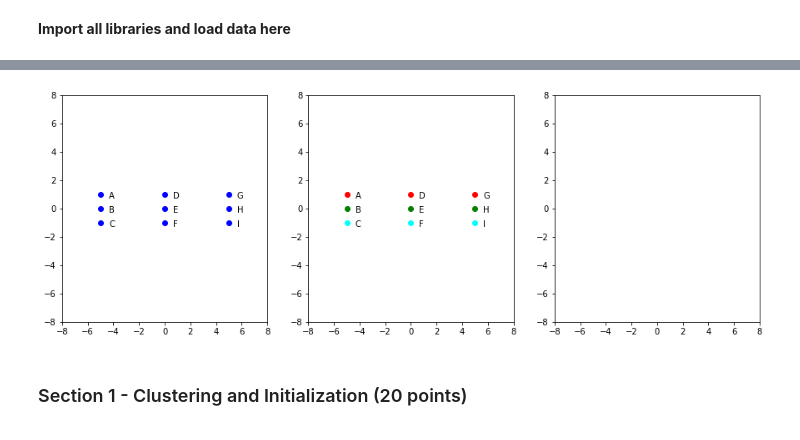
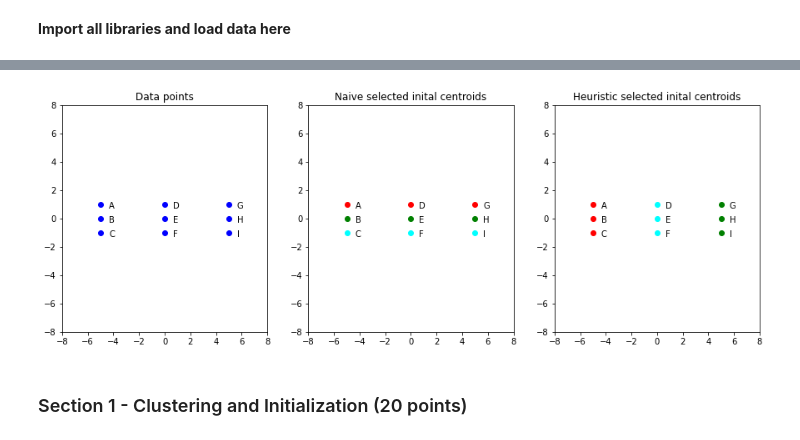
Before and after one commit to Hung86/CS5228_Knowledge-Discovery, a Jupyter notebook: assignment1/answer_sheet.ipynb, the cells around one changed output, grey strips where cells are left out. Saved outputs shown, nothing was run; the diff lists cells and outputs as text; code cells hidden in the pictures.

```diff
--- a/assignment1/answer_sheet.ipynb
+++ b/assignment1/answer_sheet.ipynb
@@ -24,6 +24,7 @@ import pandas as pd
 import numpy as np
 import matplotlib.pyplot as plt
 from sklearn.cluster import KMeans
+from numpy import linalg as LA
 %matplotlib inline
 
 c=['red','green','cyan','magenta']
@@ -31,37 +32,67 @@ k_cluster = 3
 X = np.array([[-5, 1], [-5, 0], [-5, -1],
               [0, 1], [0, 0], [0, -1],
               [5, 1], [5, 0], [5, -1]])
-N = np.array(["A","B","C","D","E","F","G","H","I"])
-initial_centroid = np.array([[0, 1], [0, 0], [0, -1]])
-print("initial_centers :", initial_centroid)
+point_names = np.array(["A","B","C","D","E","F","G","H","I"])
+
+centroids = np.array([[0, 1], [0, 0], [0, -1]])
+print("initial centroids : ", centroids)
 
 kmeans = None
-for it in range(5):
-    kmeans = KMeans(n_clusters=3, init=initial_centroid,n_init=1, max_iter=1).fit(X)
-    print("iteration :", (it+1))
-    print("cluster centers :", kmeans.cluster_centers_)
-    print("cluster labels :", kmeans.labels_)
+for it in range(3):
+    kmeans = KMeans(n_clusters=3, init=centroids,n_init=1, max_iter=1).fit(X)
+    print("iteration {}, centroids {}, WCSS {}, labels {}".format(it, kmeans.cluster_centers_, kmeans.inertia_, kmeans.labels_))
+    centroid = kmeans.cluster_centers_
 
 k_labels = kmeans.labels_
-print(k_labels)
 fig, (ax1, ax2, ax3) = plt.subplots(1, 3, figsize=(15, 5))
 ax1.set(xlim=(-8, 8), ylim=(-8, 8))
+ax1.set_title('Data points')
+
 ax2.set(xlim=(-8, 8), ylim=(-8, 8))
+ax2.set_title('Naive selected inital centroids')
+
 ax3.set(xlim=(-8, 8), ylim=(-8, 8))
+ax3.set_title('Heuristic selected inital centroids')
 
 ax1.scatter(X[:,0], X[:,1], color='b')
-for j, name in enumerate(N):
-    ax1.annotate(name, (X[j][0], X[j][1]), textcoords="offset points", xytext=(10,-5))
+for i, name in enumerate(N):
+    ax1.annotate(name, (X[i][0], X[i][1]), textcoords="offset points", xytext=(10,-5))
 
 for i in range(len(X)):
     ax2.scatter(X[i][0], X[i][1], color=c[k_labels[i]])
+for i, name in enumerate(N):
+    ax2.annotate(name, (X[i][0], X[i][1]), textcoords="offset points", xytext=(10,-5))
+
+
+#### Heuristic selected centroid
+heuristic_centroids = np.zeros((3,2))
+heuristic_centroids[0] = [-5, 1]
+data_len = len(X)
+
+for i in range(1, k_cluster):
+    head_centroids = heuristic_centroids[0:i,:]
+    min_dist = np.zeros(data_len)
+    for j in range(data_len):
+        l2_norm = np.zeros(i)
+        for m in range(i):
+            l2_norm[m] = LA.norm(X[j]-head_centroids[m])
+        min_dist[j] = np.amin(l2_norm)
+    heuristic_centroids[i] = X[np.argmax(min_dist)]
+
+print("++++++++++++++++++++++++++++++++++++++++++++++++++++++++++++++")
+
+print("Heuristic initial centroids : ", heuristic_centroids)
+
+for it in range(3):
+    kmeans = KMeans(n_clusters=3, init=heuristic_centroids,n_init=1, max_iter=1).fit(X)
+    print("iteration {}, centroids {}, WCSS {}, labels {}".format(it, kmeans.cluster_centers_, kmeans.inertia_, kmeans.labels_))
+    heuristic_centroids = kmeans.cluster_centers_
+
+k_labels = kmeans.labels_
+
+for i in range(len(X)):
+    ax3.scatter(X[i][0], X[i][1], color=c[k_labels[i]])
 
 for j, name in enumerate(N):
-    ax2.annotate(name, (X[j][0], X[j][1]), textcoords="offset points", xytext=(10,-5))
-
-
-
-inital_center_2 = np.zeros((3,2))
-inital_center_2[0,:] = [-5, 1]
-for i in range(1,k_cluster):
+    ax3.annotate(name, (X[j][0], X[j][1]), textcoords="offset points", xytext=(10,-5))
 # %% [output]
@@ -85,4 +116,4 @@ cluster labels : [0 1 2 0 1 2 0 1 2]
-[figure, old version]
+[figure, new version]
 # %% [markdown]
 ### Section 1 - Clustering and Initialization (20 points)
 # %% [markdown]
```
Also changed, not shown: parts of 40 cells of this notebook.
